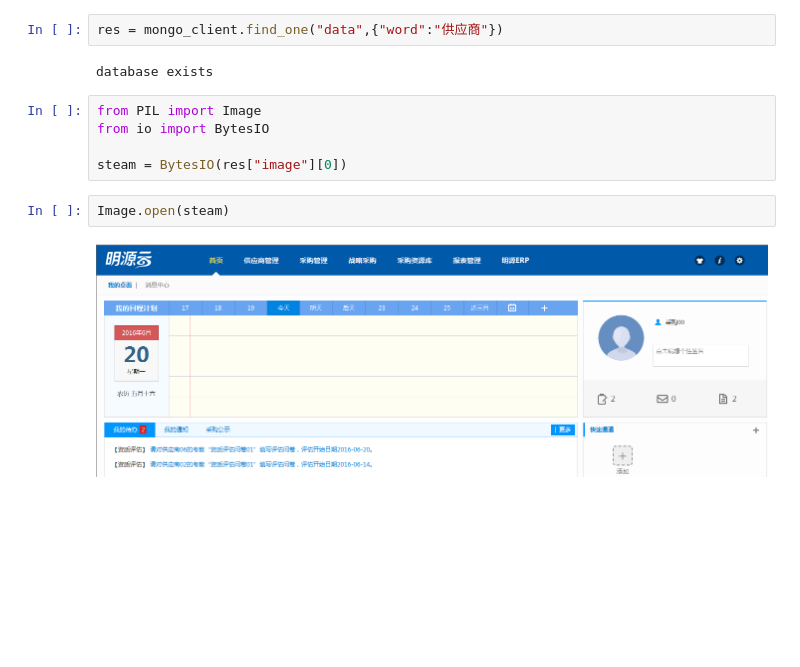
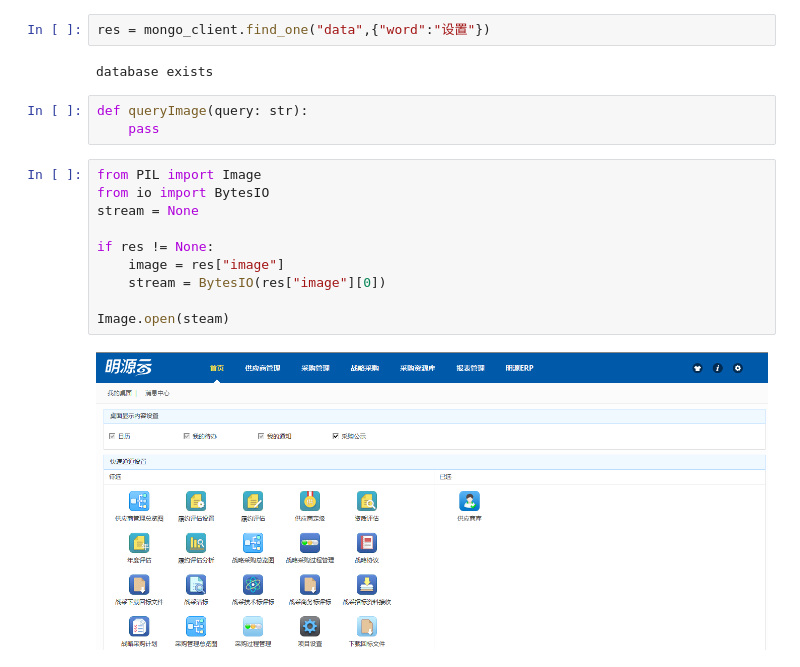
Before and after one commit to 819110812/graphs, a Jupyter notebook: notebooks/未命名.ipynb, the cells around one changed output. Drawn from its saved outputs; the diff is of its cells as text; blank space fills up the shorter version.

```diff
--- a/notebooks/未命名.ipynb
+++ b/notebooks/未命名.ipynb
@@ -57,15 +57,21 @@ class MongoDB():
 # %%
 mongo_client = MongoDB("graphs", "localhost",27017,"root","root")
 # %%
-res = mongo_client.find_one("data",{"word":"供应商"})
+res = mongo_client.find_one("data",{"word":"设置"})
 # %% [output]
 database exists
+# %%
+def queryImage(query: str):
+    pass
 # %%
 from PIL import Image
 from io import BytesIO
+stream = None
 
-steam = BytesIO(res["image"][0])
+if res != None:
+    image = res["image"]
+    stream = BytesIO(res["image"][0])
+
+Image.open(steam)
+# %% [output]
+[figure, added]
-# %%
-Image.open(steam)
-# %% [output]
-[figure, removed]
```
Also changed, not shown: parts of 1 cell of this notebook, 9 other files.
